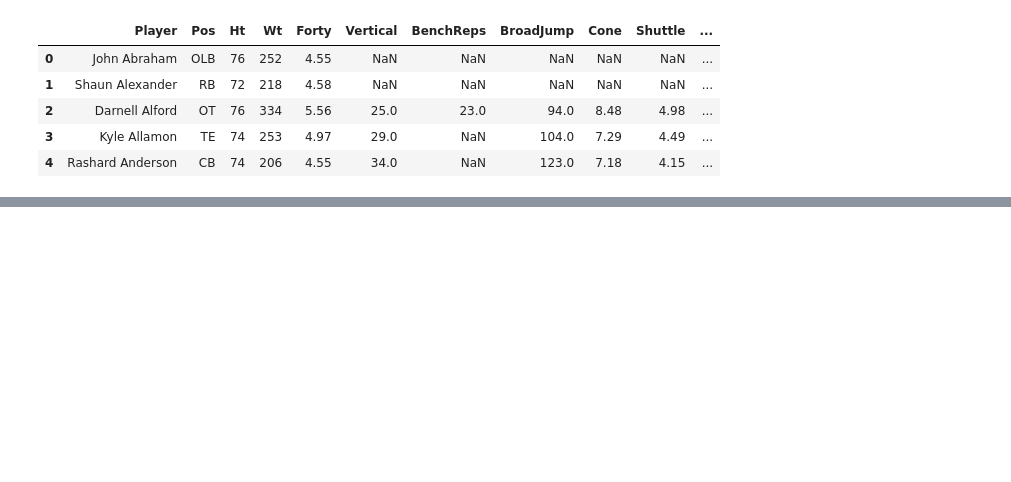
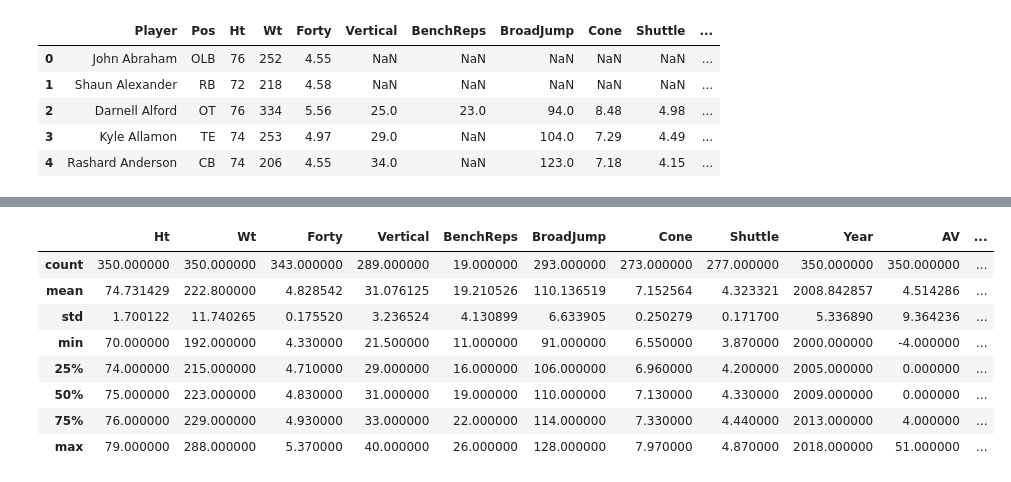
Before and after one commit to griffincosgrove/NFL_Draft_Data, a Jupyter notebook: data_analysis.ipynb, the cells around one changed output, grey strips where cells are left out. Saved outputs shown, nothing was run; the diff lists cells and outputs as text; code cells hidden in the pictures; blank space fills up the shorter version.

```diff
--- a/data_analysis.ipynb
+++ b/data_analysis.ipynb
@@ -33,0 +40,12 @@ KeyError: 'QB'
+# %%
+qb_df.describe()
+# %% [output]
+|  | Ht | Wt | Forty | Vertical | BenchReps | BroadJump | Cone | Shuttle | Year | AV | ... |
+| count | 350.000000 | 350.000000 | 343.000000 | 289.000000 | 19.000000 | 293.000000 | 273.000000 | 277.000000 | 350.000000 | 350.000000 | ... |
+| mean | 74.731429 | 222.800000 | 4.828542 | 31.076125 | 19.210526 | 110.136519 | 7.152564 | 4.323321 | 2008.842857 | 4.514286 | ... |
+| std | 1.700122 | 11.740265 | 0.175520 | 3.236524 | 4.130899 | 6.633905 | 0.250279 | 0.171700 | 5.336890 | 9.364236 | ... |
+| min | 70.000000 | 192.000000 | 4.330000 | 21.500000 | 11.000000 | 91.000000 | 6.550000 | 3.870000 | 2000.000000 | -4.000000 | ... |
+| 25% | 74.000000 | 215.000000 | 4.710000 | 29.000000 | 16.000000 | 106.000000 | 6.960000 | 4.200000 | 2005.000000 | 0.000000 | ... |
+| 50% | 75.000000 | 223.000000 | 4.830000 | 31.000000 | 19.000000 | 110.000000 | 7.130000 | 4.330000 | 2009.000000 | 0.000000 | ... |
+| 75% | 76.000000 | 229.000000 | 4.930000 | 33.000000 | 22.000000 | 114.000000 | 7.330000 | 4.440000 | 2013.000000 | 4.000000 | ... |
+| max | 79.000000 | 288.000000 | 5.370000 | 40.000000 | 26.000000 | 128.000000 | 7.970000 | 4.870000 | 2018.000000 | 51.000000 | ... |
```
Also changed, not shown: parts of 6 cells of this notebook.
